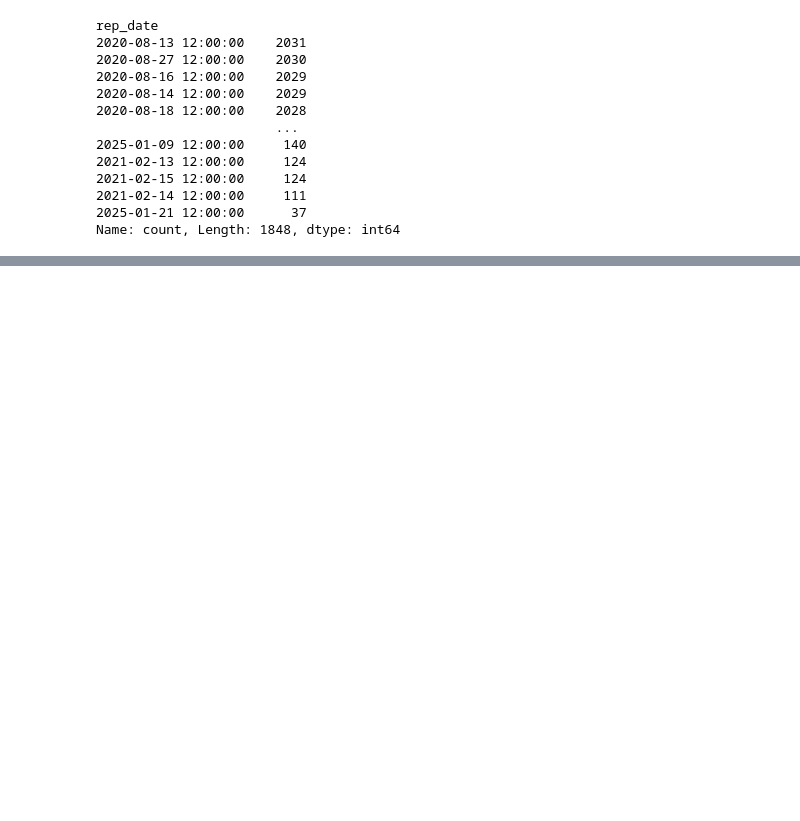
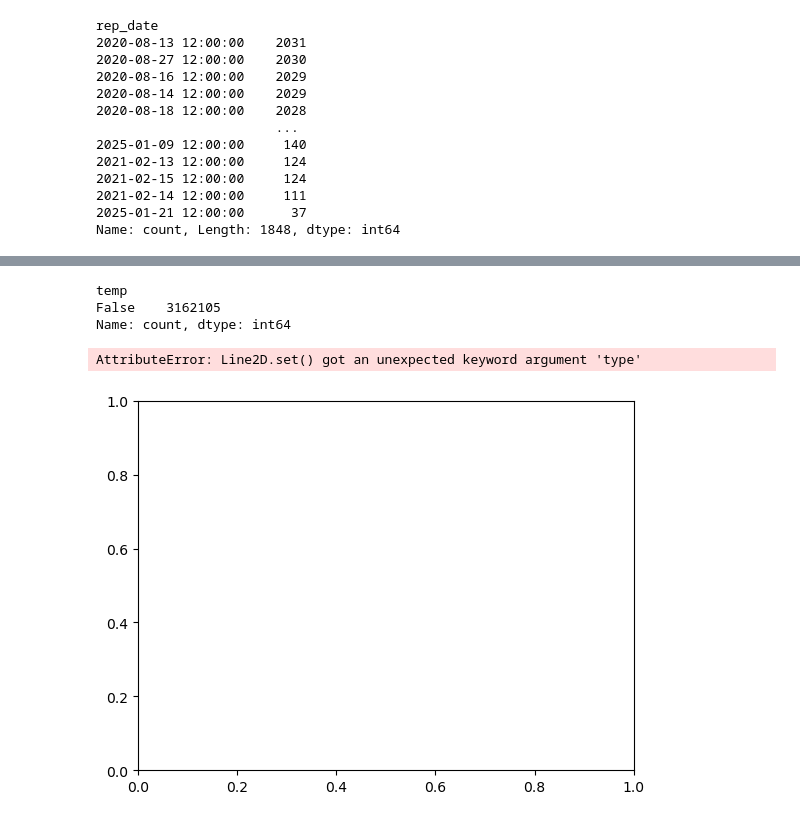
Before and after one commit to Mussab157/Wildfire-Prediction-Classification, a Jupyter notebook: notebooks/01_eda.ipynb, the cells around one changed output, grey strips where cells are left out. Cells and saved outputs as stored; diff of their text form; code cells hidden in the pictures; blank space fills up the shorter version.

```diff
--- a/notebooks/01_eda.ipynb
+++ b/notebooks/01_eda.ipynb
@@ -382,0 +444,11 @@ AttributeError: Can only use .dt accessor with datetimelike values
+# %%
+dataset['temp'].isna().value_counts()
+# %% [output]
+temp
+False    3162105
+Name: count, dtype: int64
+# %%
+dataset['temp'].plot(type='box')
+# %% [output]
+AttributeError: Line2D.set() got an unexpected keyword argument 'type'
+[figure, added]
```
Also changed, not shown: parts of 24 cells of this notebook.
